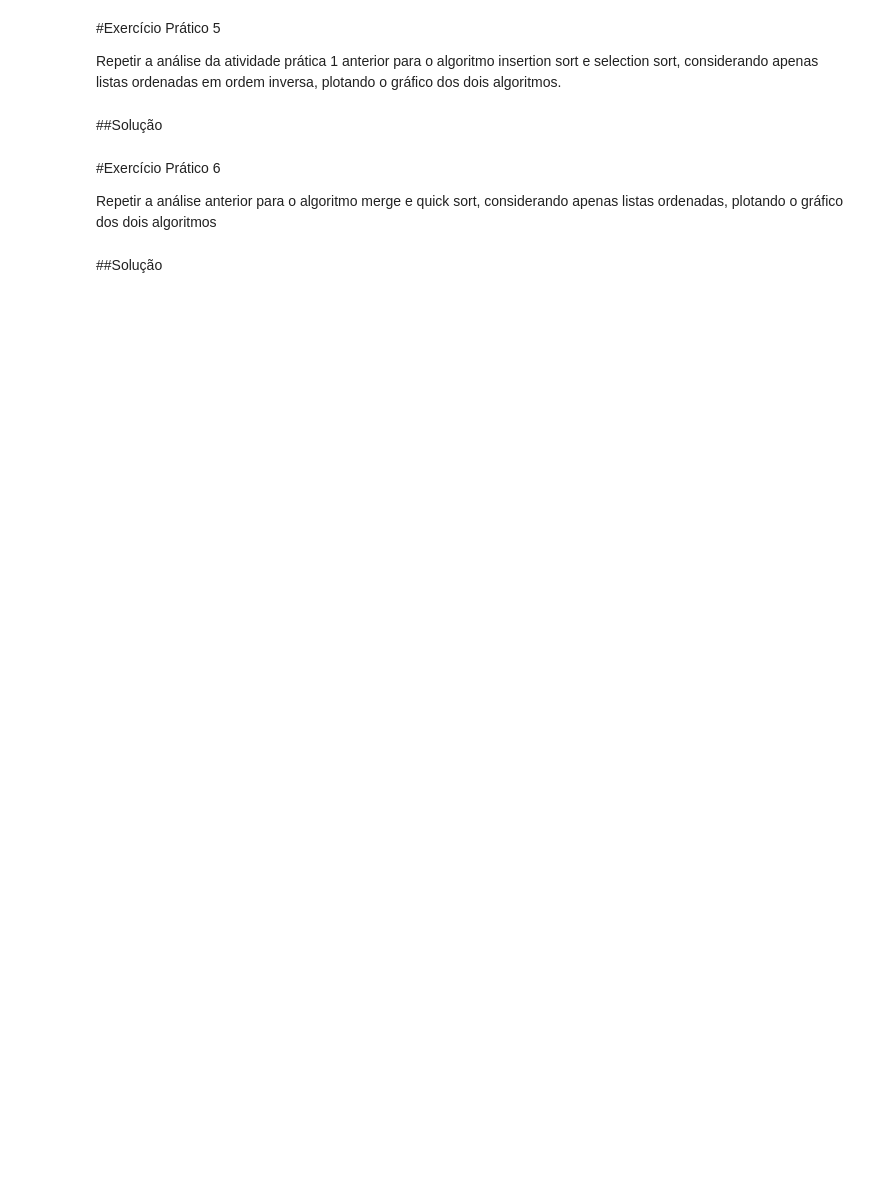
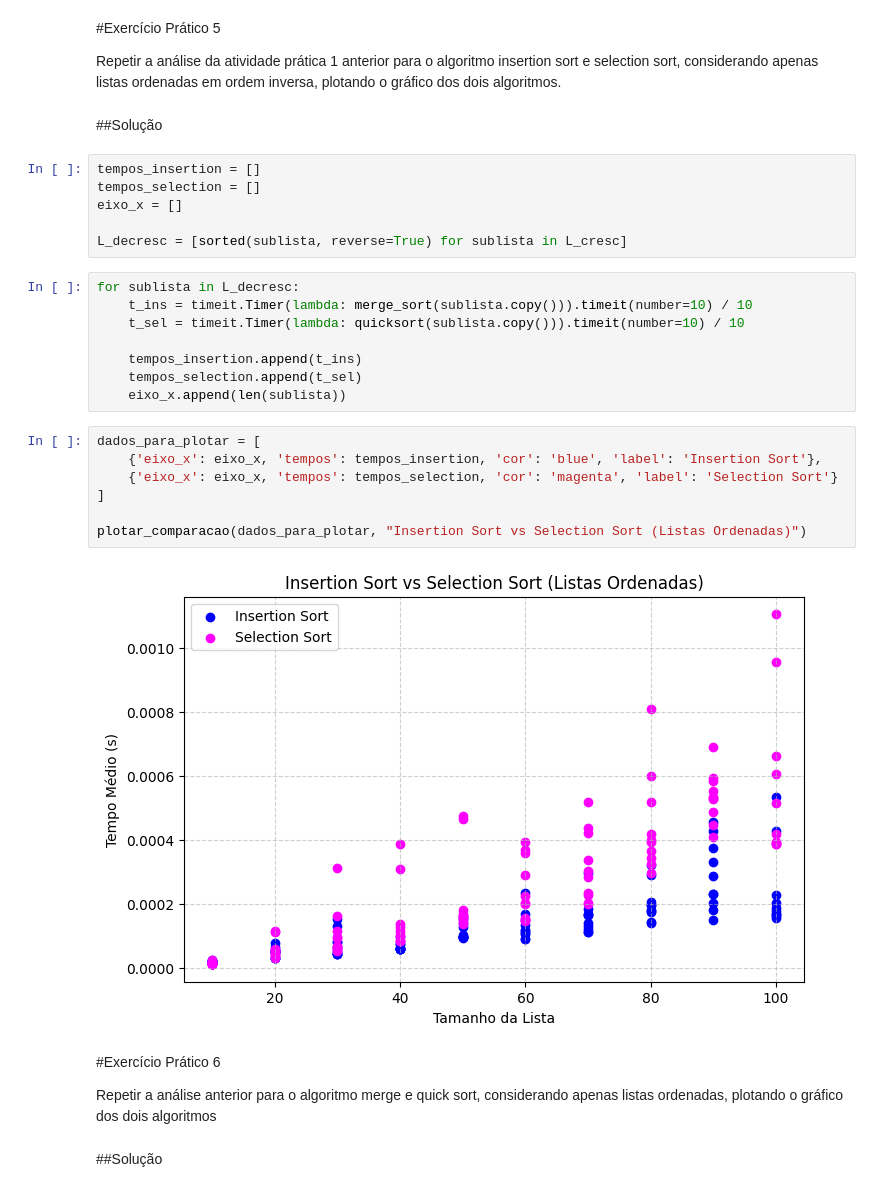
Before and after one commit to LeandroLDA/MECAI_introducao_ciencia_computacao, a Jupyter notebook: algoritmos_ordenacao/Exercícios 05 - Algoritmo de Ordenação Parte II.ipynb, the cells around one changed output. Saved outputs shown, nothing was run; the diff lists cells and outputs as text; blank space fills up the shorter version.

```diff
--- a/algoritmos_ordenacao/Exercícios 05 - Algoritmo de Ordenação Parte II.ipynb
+++ b/algoritmos_ordenacao/Exercícios 05 - Algoritmo de Ordenação Parte II.ipynb
@@ -232,6 +272,29 @@ Repetir a análise da atividade prática 1 anterior  para o algoritmo insertion
 Repetir a análise da atividade prática 1 anterior para o algoritmo insertion sort e selection sort, considerando apenas listas ordenadas em ordem inversa, plotando o gráfico dos dois algoritmos.
 # %% [markdown]
 ##Solução
+# %%
+tempos_insertion = []
+tempos_selection = []
+eixo_x = []
+
+L_decresc = [sorted(sublista, reverse=True) for sublista in L_cresc]
+# %%
+for sublista in L_decresc:
+    t_ins = timeit.Timer(lambda: merge_sort(sublista.copy())).timeit(number=10) / 10
+    t_sel = timeit.Timer(lambda: quicksort(sublista.copy())).timeit(number=10) / 10
+
+    tempos_insertion.append(t_ins)
+    tempos_selection.append(t_sel)
+    eixo_x.append(len(sublista))
+# %%
+dados_para_plotar = [
+    {'eixo_x': eixo_x, 'tempos': tempos_insertion, 'cor': 'blue', 'label': 'Insertion Sort'},
+    {'eixo_x': eixo_x, 'tempos': tempos_selection, 'cor': 'magenta', 'label': 'Selection Sort'}
+]
+
+plotar_comparacao(dados_para_plotar, "Insertion Sort vs Selection Sort (Listas Ordenadas)")
+# %% [output]
+[figure, added]
 # %% [markdown]
 #Exercício Prático 6
 
```
Also changed, not shown: parts of 29 cells of this notebook.
